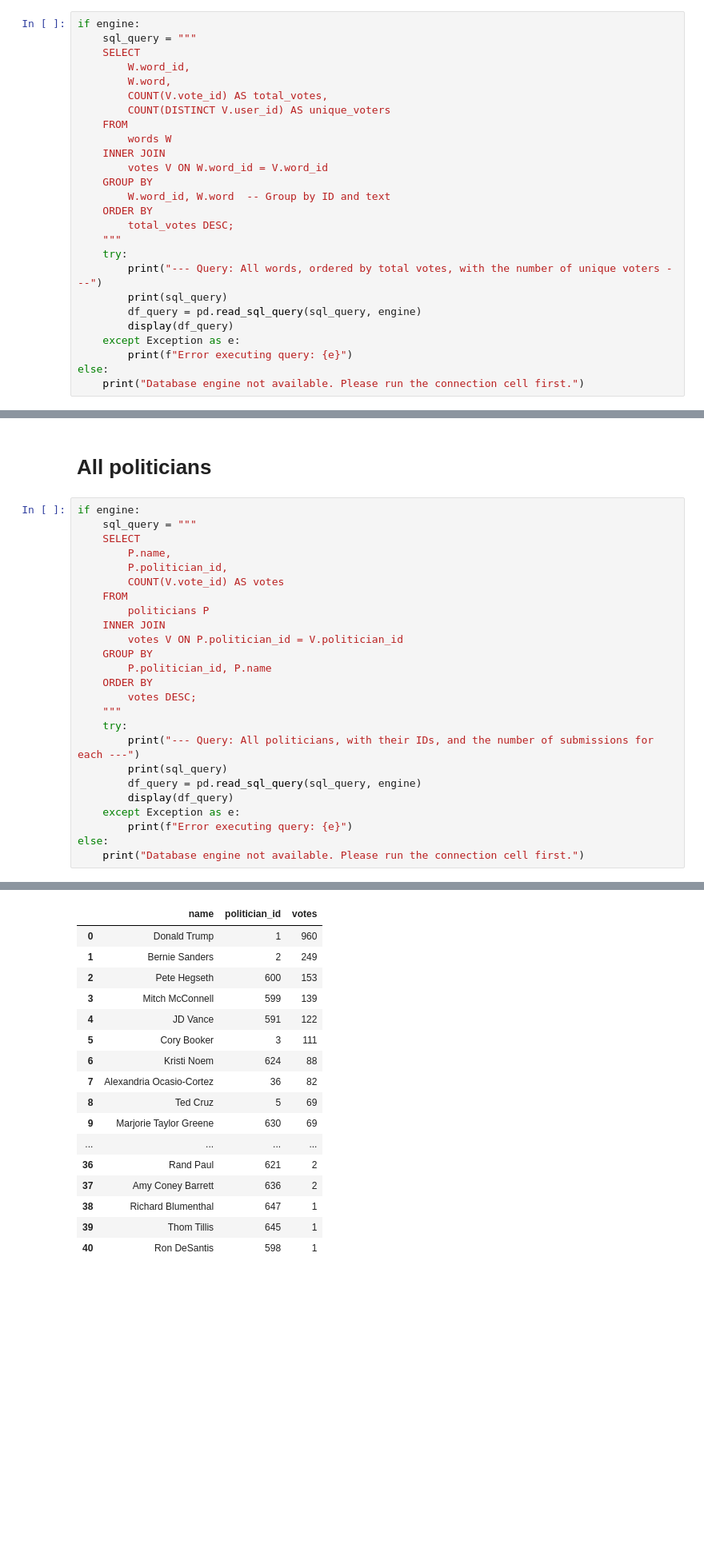
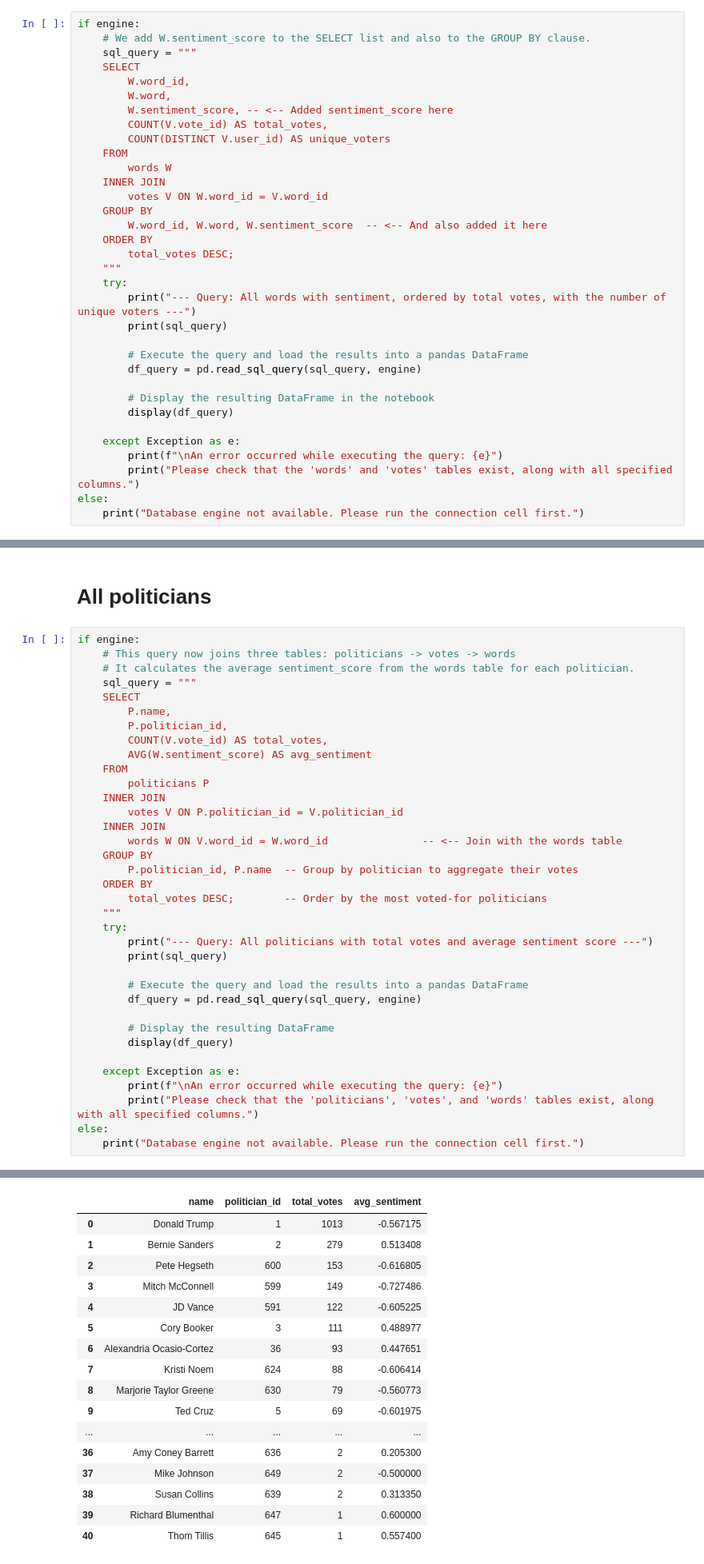
Before and after one commit to brayvid/soap-research, a Jupyter notebook: soap_sql_queries.ipynb, the cells around one changed output, grey strips where cells are left out. Shown at 80% size. Drawn from its saved outputs; the diff is of its cells as text; blank space fills up the shorter version.

```diff
--- a/soap_sql_queries.ipynb
+++ b/soap_sql_queries.ipynb
@@ -71,10 +71,12 @@ Connection to PostgreSQL successful! Version: PostgreSQL 16.8 (Debian 16.8-1.pgd
 # All words
 # %%
 if engine:
+    # We add W.sentiment_score to the SELECT list and also to the GROUP BY clause.
     sql_query = """
     SELECT
         W.word_id,
         W.word,
+        W.sentiment_score, -- <-- Added sentiment_score here
         COUNT(V.vote_id) AS total_votes,
         COUNT(DISTINCT V.user_id) AS unique_voters
     FROM
@@ -82,17 +84,23 @@ if engine:
     INNER JOIN
         votes V ON W.word_id = V.word_id
     GROUP BY
-        W.word_id, W.word  -- Group by ID and text
+        W.word_id, W.word, W.sentiment_score  -- <-- And also added it here
     ORDER BY
         total_votes DESC;
     """
     try:
-        print("--- Query: All words, ordered by total votes, with the number of unique voters ---")
+        print("--- Query: All words with sentiment, ordered by total votes, with the number of unique voters ---")
         print(sql_query)
+
+        # Execute the query and load the results into a pandas DataFrame
         df_query = pd.read_sql_query(sql_query, engine)
+
+        # Display the resulting DataFrame in the notebook
         display(df_query)
+
     except Exception as e:
-        print(f"Error executing query: {e}")
+        print(f"\nAn error occurred while executing the query: {e}")
+        print("Please check that the 'words' and 'votes' tables exist, along with all specified columns.")
 else:
     print("Database engine not available. Please run the connection cell first.")
 # %% [output]
@@ -128,27 +137,38 @@ else:
 # All politicians
 # %%
 if engine:
+    # This query now joins three tables: politicians -> votes -> words
+    # It calculates the average sentiment_score from the words table for each politician.
     sql_query = """
     SELECT
         P.name,
         P.politician_id,
-        COUNT(V.vote_id) AS votes
+        COUNT(V.vote_id) AS total_votes,
+        AVG(W.sentiment_score) AS avg_sentiment
     FROM
         politicians P
     INNER JOIN
         votes V ON P.politician_id = V.politician_id
+    INNER JOIN
+        words W ON V.word_id = W.word_id               -- <-- Join with the words table
     GROUP BY
-        P.politician_id, P.name
+        P.politician_id, P.name  -- Group by politician to aggregate their votes
     ORDER BY
-        votes DESC;
+        total_votes DESC;        -- Order by the most voted-for politicians
     """
     try:
-        print("--- Query: All politicians, with their IDs, and the number of submissions for each ---")
+        print("--- Query: All politicians with total votes and average sentiment score ---")
         print(sql_query)
+
+        # Execute the query and load the results into a pandas DataFrame
         df_query = pd.read_sql_query(sql_query, engine)
+
+        # Display the resulting DataFrame
         display(df_query)
+
     except Exception as e:
-        print(f"Error executing query: {e}")
+        print(f"\nAn error occurred while executing the query: {e}")
+        print("Please check that the 'politicians', 'votes', and 'words' tables exist, along with all specified columns.")
 else:
     print("Database engine not available. Please run the connection cell first.")
 # %% [output]
@@ -169,20 +192,20 @@ else:
-|  | name | politician_id | votes |
-| 0 | Donald Trump | 1 | 960 |
-| 1 | Bernie Sanders | 2 | 249 |
-| 2 | Pete Hegseth | 600 | 153 |
-| 3 | Mitch McConnell | 599 | 139 |
-| 4 | JD Vance | 591 | 122 |
-| 5 | Cory Booker | 3 | 111 |
-| 6 | Kristi Noem | 624 | 88 |
-| 7 | Alexandria Ocasio-Cortez | 36 | 82 |
-| 8 | Ted Cruz | 5 | 69 |
-| 9 | Marjorie Taylor Greene | 630 | 69 |
-| ... | ... | ... | ... |
-| 36 | Rand Paul | 621 | 2 |
-| 37 | Amy Coney Barrett | 636 | 2 |
-| 38 | Richard Blumenthal | 647 | 1 |
-| 39 | Thom Tillis | 645 | 1 |
-| 40 | Ron DeSantis | 598 | 1 |
+|  | name | politician_id | total_votes | avg_sentiment |
+| 0 | Donald Trump | 1 | 1013 | -0.567175 |
+| 1 | Bernie Sanders | 2 | 279 | 0.513408 |
+| 2 | Pete Hegseth | 600 | 153 | -0.616805 |
+| 3 | Mitch McConnell | 599 | 149 | -0.727486 |
+| 4 | JD Vance | 591 | 122 | -0.605225 |
+| 5 | Cory Booker | 3 | 111 | 0.488977 |
+| 6 | Alexandria Ocasio-Cortez | 36 | 93 | 0.447651 |
+| 7 | Kristi Noem | 624 | 88 | -0.606414 |
+| 8 | Marjorie Taylor Greene | 630 | 79 | -0.560773 |
+| 9 | Ted Cruz | 5 | 69 | -0.601975 |
+| ... | ... | ... | ... | ... |
+| 36 | Amy Coney Barrett | 636 | 2 | 0.205300 |
+| 37 | Mike Johnson | 649 | 2 | -0.500000 |
+| 38 | Susan Collins | 639 | 2 | 0.313350 |
+| 39 | Richard Blumenthal | 647 | 1 | 0.600000 |
+| 40 | Thom Tillis | 645 | 1 | 0.557400 |
 # %% [markdown]
 # Words for Trump
 # %%
```
Also changed, not shown: parts of 13 cells of this notebook.
